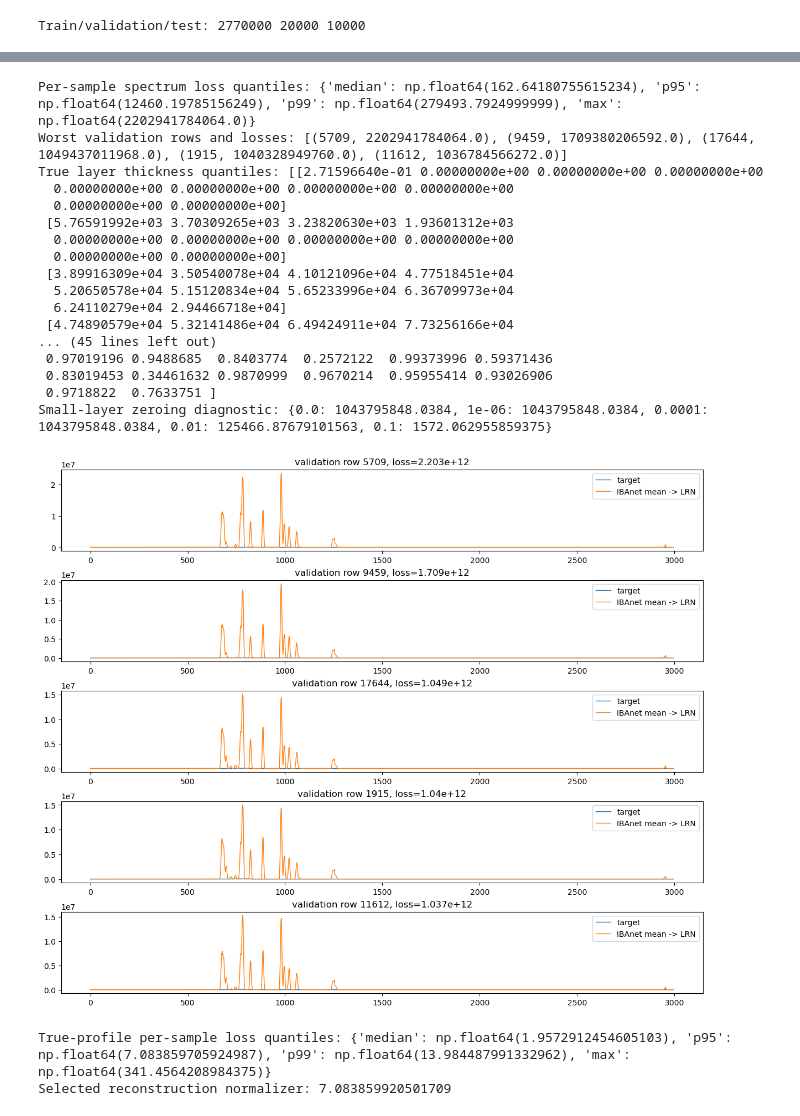
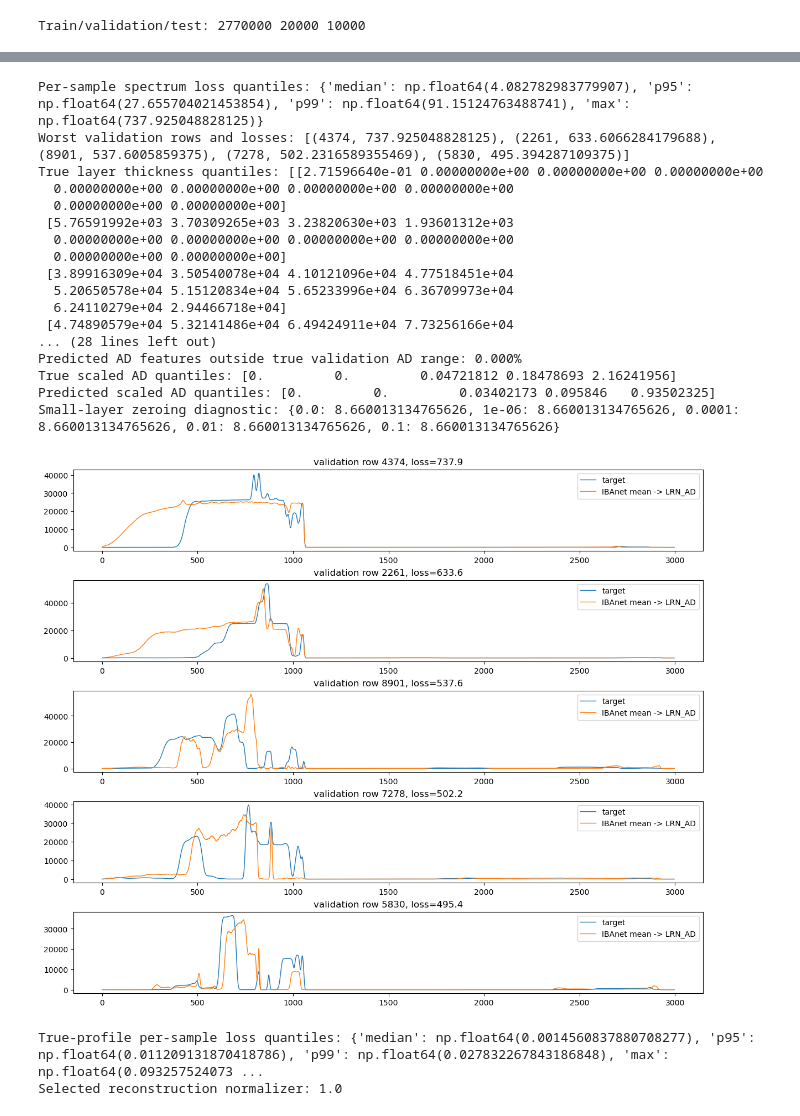
Before and after one commit to khoirulmuzakka/iBeamLab, a Jupyter notebook: examples/finetune_ibanet_surrogate.ipynb, the cells around one changed output, grey strips where cells are left out. Saved outputs shown, nothing was run; the diff lists cells and outputs as text; code cells hidden in the pictures.

```diff
--- a/examples/finetune_ibanet_surrogate.ipynb
+++ b/examples/finetune_ibanet_surrogate.ipynb
@@ -99,14 +111,24 @@ Maximum layers: 10
 SPECTRUM_LENGTHS = dict(base_signature['spectrum_lengths'])
 torch.manual_seed(SEED)
 device = torch.device('cuda' if torch.cuda.is_available() else 'cpu')
-model = IBAnet(study, SPECTRUM_LENGTHS, elements=ELEMENTS,
-    **base_signature['architecture']).to(device)
+model = iBeamNet(study, SPECTRUM_LENGTHS, version=1, elements=ELEMENTS, model_options=dict(**base_signature['architecture'])).to(device)
 model.load_state_dict(base_checkpoint['model_state_dict'])
+if BIDIRECTIONAL and not model.decoder.bidirectional:
+    model = model.as_bidirectional()
+    base_signature = copy.deepcopy(base_signature)
+    base_signature['architecture'] = dict(model.architecture)
+    print('Warm-started bidirectional GRU from source weights; new optimizer required')
+model = model.as_discrete_presence()
+base_signature = copy.deepcopy(base_signature)
+base_signature['architecture'] = dict(model.architecture)
+print('Discrete probabilistic heads enabled: MAP presence at evaluation; sampled hypotheses during training')
 lrn_width = lrn_checkpoint['model_state_dict']['output_scale'].numel()
-if lrn_width != SPECTRUM_LENGTHS[METHOD]: raise ValueError('LRN channel width differs')
-lrn = LRNModel(study, {METHOD: lrn_width}, **LRN_ARCHITECTURE).to(device)
+if lrn_width != SPECTRUM_LENGTHS[METHOD]: raise ValueError('LRN_AD channel width differs')
+lrn = LRN_AD(study, {METHOD: lrn_width}, elements=ELEMENTS,
+    ad_input_factor=LRN_AD_INPUT_FACTOR, **LRN_AD_ARCHITECTURE).to(device)
 lrn.load_state_dict(lrn_checkpoint['model_state_dict'])
 lrn.eval().requires_grad_(False)
-nll_loss = IBAnetLoss()
+if not np.isclose(float(lrn.ad_input_factor.cpu()), LRN_AD_INPUT_FACTOR):
+    raise ValueError('LRN_AD scaling buffer differs from checkpoint metadata')
 print('Models loaded on:', device)
 # %% [output]
@@ -355,8 +383,8 @@ def _diagnostic_batches(batch_size=2048):
         prediction = model(x)
         mean = prediction.mean / TARGET_SCALE
         expected = torch.from_numpy(x_val_clean[start:stop]).to(device)
-        output = lrn(adapter(mean)) / LRN_OUTPUT_SCALE
-        losses.append(((output - expected).square() / (expected + 1.0)).mean(dim=1).cpu())
+        output = lrn(adapter(mean)) / LRN_AD_OUTPUT_SCALE
+        losses.append(reconstruction_per_sample(output, expected, spectrum_scale=LRN_AD_OUTPUT_SCALE).cpu())
         predicted.append(mean.cpu()); targets.append(torch.from_numpy(a_val[start:stop].copy() / TARGET_SCALE))
     return (torch.cat(losses).numpy(), torch.cat(predicted).numpy(), torch.cat(targets).numpy())
 sample_loss, predicted_density, true_density = _diagnostic_batches()
@@ -373,17 +401,18 @@ def _profile_summary(name, density):
     print(name, 'near-empty layer fractions (<1e-3):', (thickness < 1e-3).mean(axis=0))
     return thickness
 true_thickness = _profile_summary('True', true_density)
-predicted_thickness = _profile_summary('IBAnet mean', predicted_density)
+predicted_thickness = _profile_summary('iBeamNet mean', predicted_density)
 
-# Compare predicted physical features with the LRN scaler's training interval.
-predicted_features = adapter.physical_parameters(torch.from_numpy(predicted_density).to(device)).cpu().numpy()
-feature_low = adapter.minimum.cpu().numpy()
-feature_high = feature_low + adapter.scale.cpu().numpy()
-outside = (predicted_features < feature_low) | (predicted_features > feature_high)
-print(f'Predicted physical features outside saved LRN scaler interval: {outside.mean():.3%} ({outside.any(axis=1).mean():.3%} of samples)')
-print('Maximum normalized feature excursion:', np.max(np.abs((predicted_features - feature_low) / adapter.scale.cpu().numpy()), axis=0))
+# Compare AD ranges with true validation profiles; LRN_AD has no min-max scaler.
+true_ad = true_density * LRN_AD_INPUT_FACTOR
+predicted_ad = predicted_density * LRN_AD_INPUT_FACTOR
+feature_high = true_ad.max(axis=0)
+outside = (predicted_ad < 0) | (predicted_ad > feature_high[None])
+print(f'Predicted AD features outside true validation AD range: {outside.mean():.3%}')
+print('True scaled AD quantiles:', np.quantile(true_ad, (0, .5, .95, .99, 1)))
+print('Predicted scaled AD quantiles:', np.quantile(predicted_ad, (0, .5, .95, .99, 1)))
 
-# Diagnostic only: zero layers below several thickness cutoffs before LRN evaluation.
+# Diagnostic only: zero layers below several thickness cutoffs before LRN_AD evaluation.
 def _zero_small_layers(density, cutoff):
     value = torch.from_numpy(density).to(device)
     thickness = value.sum(dim=-1, keepdim=True)
@@ -394,7 +423,7 @@ for cutoff in cutoffs:
     subtotal = 0.0
     for start in range(0, len(predicted_density), 2048):
         stop = min(start + 2048, len(predicted_density))
-        padded = lrn(adapter(_zero_small_layers(predicted_density[start:stop], cutoff))) / LRN_OUTPUT_SCALE
+        padded = lrn(adapter(_zero_small_layers(predicted_density[start:stop], cutoff))) / LRN_AD_OUTPUT_SCALE
         target = torch.from_numpy(x_val_clean[start:stop]).to(device)
         subtotal += float(spectrum_loss(padded, target)) * (stop - start)
     value = subtotal / len(predicted_density)
@@ -406,47 +435,46 @@ with torch.no_grad():
     worst_spectra = []
     for index in worst:
         worst_spectra.append(reconstruct(model(torch.from_numpy(x_val[index:index+1]).to(device))).cpu().numpy()[0])
 clean_spectra = x_val_clean[worst]
 fig, axes = plt.subplots(len(worst), 1, figsize=(12, 2 * len(worst)), squeeze=False, constrained_layout=True)
 for position, (axis, index) in enumerate(zip(axes[:, 0], worst)):
     axis.plot(clean_spectra[position], label='target', linewidth=1)
-    axis.plot(worst_spectra[position], label='IBAnet mean -> LRN', linewidth=1)
+    axis.plot(worst_spectra[position], label='iBeamNet mean -> LRN_AD', linewidth=1)
     axis.set_title(f'validation row {index}, loss={sample_loss[index]:.4g}')
     axis.legend()
 plt.show()
 
-# Use the true-profile p95 as a stable scale; never let the bad IBAnet baseline
-# define the reconstruction term. The raw loss remains reported separately.
+# Report true-profile losses using the same objective; no extra normalization.
 with torch.no_grad():
     true_profile_loss = []
     for start in range(0, len(true_density), 2048):
         stop = min(start + 2048, len(true_density))
-        output = lrn(adapter(torch.from_numpy(true_density[start:stop]).to(device))) / LRN_OUTPUT_SCALE
+        output = lrn(adapter(torch.from_numpy(true_density[start:stop]).to(device))) / LRN_AD_OUTPUT_SCALE
         target = torch.from_numpy(x_val_clean[start:stop]).to(device)
-        true_profile_loss.append(((output - target).square() / (target + 1.0)).mean(dim=1).cpu())
+        true_profile_loss.append(reconstruction_per_sample(output, target, spectrum_scale=LRN_AD_OUTPUT_SCALE).cpu())
 true_profile_loss = torch.cat(true_profile_loss).numpy()
 print('True-profile per-sample loss quantiles:', dict(zip(('median','p95','p99','max'), np.quantile(true_profile_loss, (0.5, 0.95, 0.99, 1.0)))))
-SPECTRUM_NORMALIZER = max(float(np.quantile(true_profile_loss, 0.95)), 1e-8)
+SPECTRUM_NORMALIZER = 1.0  # No extra normalization on the LRN_AD loss.
 print('Selected reconstruction normalizer:', SPECTRUM_NORMALIZER)
 # %% [output]
-Per-sample spectrum loss quantiles: {'median': np.float64(162.64180755615234), 'p95': np.float64(12460.19785156249), 'p99': np.float64(279493.7924999999), 'max': np.float64(2202941784064.0)}
-Worst validation rows and losses: [(5709, 2202941784064.0), (9459, 1709380206592.0), (17644, 1049437011968.0), (1915, 1040328949760.0), (11612, 1036784566272.0)]
+Per-sample spectrum loss quantiles: {'median': np.float64(4.082782983779907), 'p95': np.float64(27.655704021453854), 'p99': np.float64(91.15124763488741), 'max': np.float64(737.925048828125)}
+Worst validation rows and losses: [(4374, 737.925048828125), (2261, 633.6066284179688), (8901, 537.6005859375), (7278, 502.2316589355469), (5830, 495.394287109375)]
 True layer thickness quantiles: [[2.71596640e-01 0.00000000e+00 0.00000000e+00 0.00000000e+00
   0.00000000e+00 0.00000000e+00 0.00000000e+00 0.00000000e+00
   0.00000000e+00 0.00000000e+00]
  [5.76591992e+03 3.70309265e+03 3.23820630e+03 1.93601312e+03
   0.00000000e+00 0.00000000e+00 0.00000000e+00 0.00000000e+00
   0.00000000e+00 0.00000000e+00]
  [3.89916309e+04 3.50540078e+04 4.10121096e+04 4.77518451e+04
   5.20650578e+04 5.15120834e+04 5.65233996e+04 6.36709973e+04
   6.24110279e+04 2.94466718e+04]
  [4.74890579e+04 5.32141486e+04 6.49424911e+04 7.73256166e+04
-... (45 lines left out)
- 0.97019196 0.9488685  0.8403774  0.2572122  0.99373996 0.59371436
- 0.83019453 0.34461632 0.9870999  0.9670214  0.95955414 0.93026906
- 0.9718822  0.7633751 ]
-Small-layer zeroing diagnostic: {0.0: 1043795848.0384, 1e-06: 1043795848.0384, 0.0001: 1043795848.0384, 0.01: 125466.87679101563, 0.1: 1572.062955859375}
+... (28 lines left out)
+Predicted AD features outside true validation AD range: 0.000%
+True scaled AD quantiles: [0.         0.         0.04721812 0.18478693 2.16241956]
+Predicted scaled AD quantiles: [0.         0.         0.03402173 0.095846   0.93502325]
+Small-layer zeroing diagnostic: {0.0: 8.660013134765626, 1e-06: 8.660013134765626, 0.0001: 8.660013134765626, 0.01: 8.660013134765626, 0.1: 8.660013134765626}
-[figure, old version]
+[figure, new version]
-True-profile per-sample loss quantiles: {'median': np.float64(1.9572912454605103), 'p95': np.float64(7.083859705924987), 'p99': np.float64(13.984487991332962), 'max': np.float64(341.4564208984375)}
-Selected reconstruction normalizer: 7.083859920501709
+True-profile per-sample loss quantiles: {'median': np.float64(0.0014560837880708277), 'p95': np.float64(0.011209131870418786), 'p99': np.float64(0.027832267843186848), 'max': np.float64(0.093257524073 ...
+Selected reconstruction normalizer: 1.0
 # %% [markdown]
```
Also changed, not shown: parts of 18 cells of this notebook, 36 other files.
